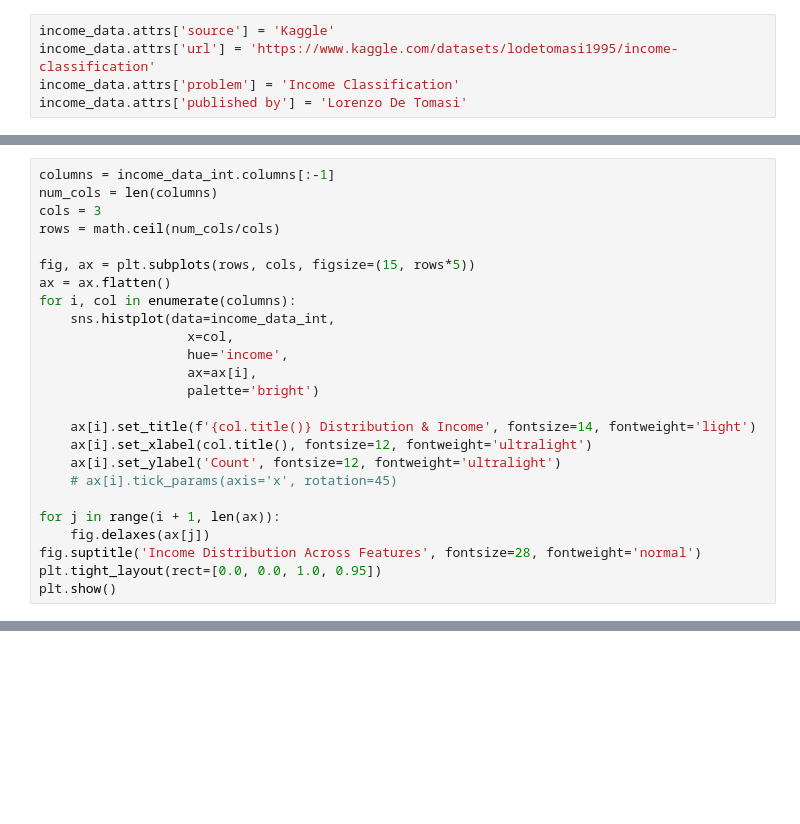
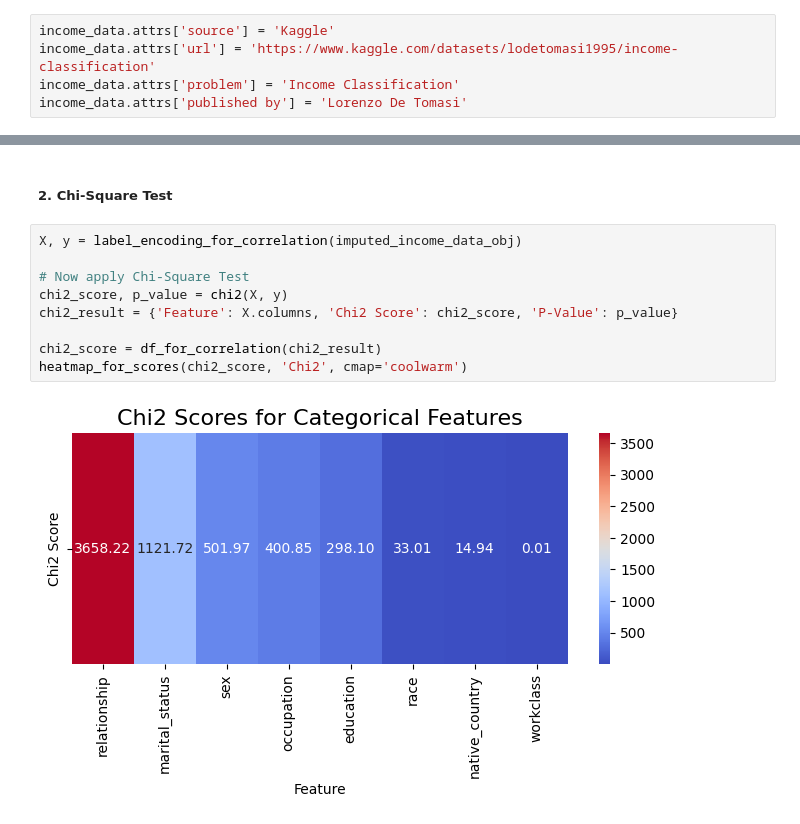
Before and after one commit to Safir-Mehdi/ML_Pipeline_Project, a Jupyter notebook: notebooks/EDA.ipynb, the cells around one changed output, grey strips where cells are left out. Cells and saved outputs as stored; diff of their text form; blank space fills up the shorter version.

```diff
--- a/notebooks/EDA.ipynb
+++ b/notebooks/EDA.ipynb
@@ -613,25 +94,0 @@ plt.show()
-# %%
-columns = income_data_int.columns[:-1]
-num_cols = len(columns)
-cols = 3
-rows = math.ceil(num_cols/cols)
-
-fig, ax = plt.subplots(rows, cols, figsize=(15, rows*5))
-ax = ax.flatten()
-for i, col in enumerate(columns):
-    sns.histplot(data=income_data_int,
-                   x=col,
-                   hue='income',
-                   ax=ax[i],
-                   palette='bright')
-
-    ax[i].set_title(f'{col.title()} Distribution & Income', fontsize=14, fontweight='light')
-    ax[i].set_xlabel(col.title(), fontsize=12, fontweight='ultralight')
-    ax[i].set_ylabel('Count', fontsize=12, fontweight='ultralight')
-    # ax[i].tick_params(axis='x', rotation=45)
-
-for j in range(i + 1, len(ax)):
-    fig.delaxes(ax[j])
-fig.suptitle('Income Distribution Across Features', fontsize=28, fontweight='normal')
-plt.tight_layout(rect=[0.0, 0.0, 1.0, 0.95])
-plt.show()
@@ -660,0 +282,13 @@ income_data_int[income_data_int.drop(columns=['income']).columns].corr()
+# %% [markdown]
+##### 2. Chi-Square Test
+# %%
+X, y = label_encoding_for_correlation(imputed_income_data_obj)
+
+# Now apply Chi-Square Test
+chi2_score, p_value = chi2(X, y)
+chi2_result = {'Feature': X.columns, 'Chi2 Score': chi2_score, 'P-Value': p_value}
+
+chi2_score = df_for_correlation(chi2_result)
+heatmap_for_scores(chi2_score, 'Chi2', cmap='coolwarm')
+# %% [output]
+[figure, added]
```
Also changed, not shown: parts of 105 cells of this notebook, 4 other files.
